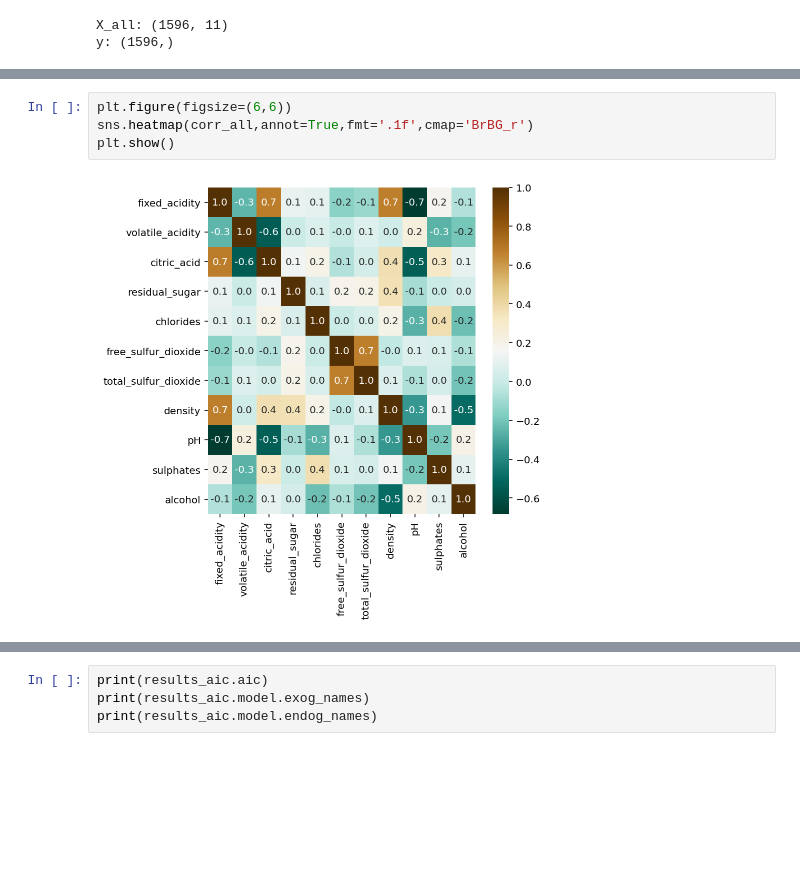
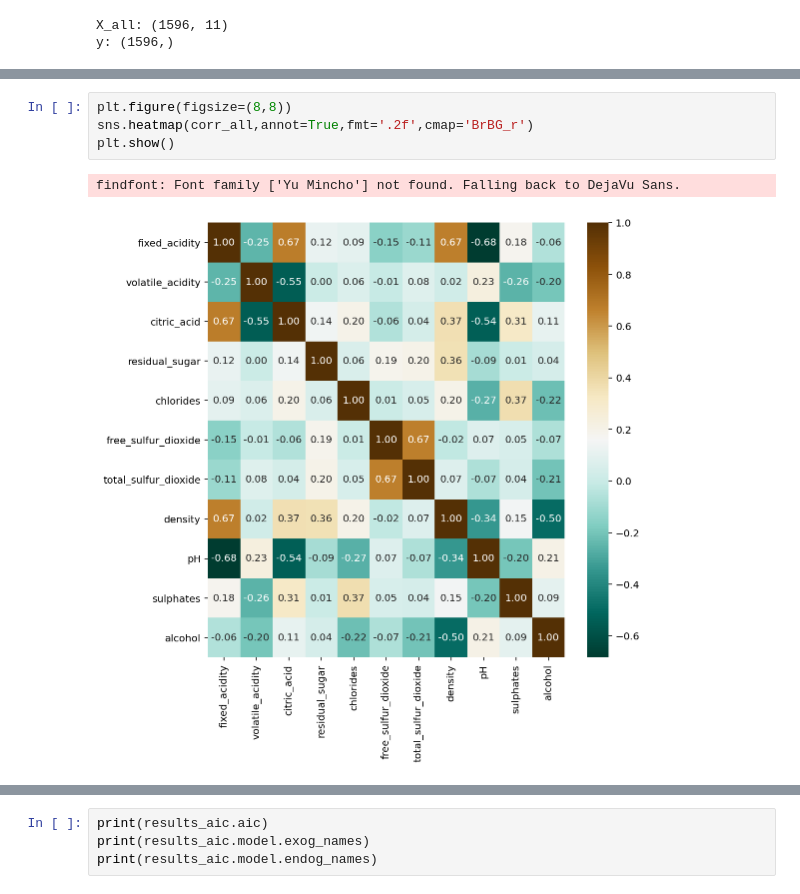
Before and after one commit to danganhvu1998/myINIAD, a Jupyter notebook: specializedSubjects/AI/ai-04/ai-04/ai-04-assign1.ipynb, the cells around one changed output, grey strips where cells are left out. Drawn from its saved outputs; the diff is of its cells as text; blank space fills up the shorter version.

```diff
--- a/specializedSubjects/AI/ai-04/ai-04/ai-04-assign1.ipynb
+++ b/specializedSubjects/AI/ai-04/ai-04/ai-04-assign1.ipynb
@@ -108,11 +101,12 @@ display(corr_all)
 | sulphates | 0.183527 | -0.261792 | 0.313457 | 0.005230 | 0.371164 | 0.051475 | ... |
 | alcohol | -0.061580 | -0.202022 | 0.109363 | 0.041679 | -0.221426 | -0.069386 | ... |
 # %%
-plt.figure(figsize=(6,6))
-sns.heatmap(corr_all,annot=True,fmt='.1f',cmap='BrBG_r')
+plt.figure(figsize=(8,8))
+sns.heatmap(corr_all,annot=True,fmt='.2f',cmap='BrBG_r')
 plt.show()
 # %% [output]
+findfont: Font family ['Yu Mincho'] not found. Falling back to DejaVu Sans.
-[figure, old version]
+[figure, new version]
 # %%
 X_all_c = sm.add_constant(X_all)
 model = sm.OLS(y, X_all_c)
```
Also changed, not shown: parts of 9 cells of this notebook, 1 other file.
